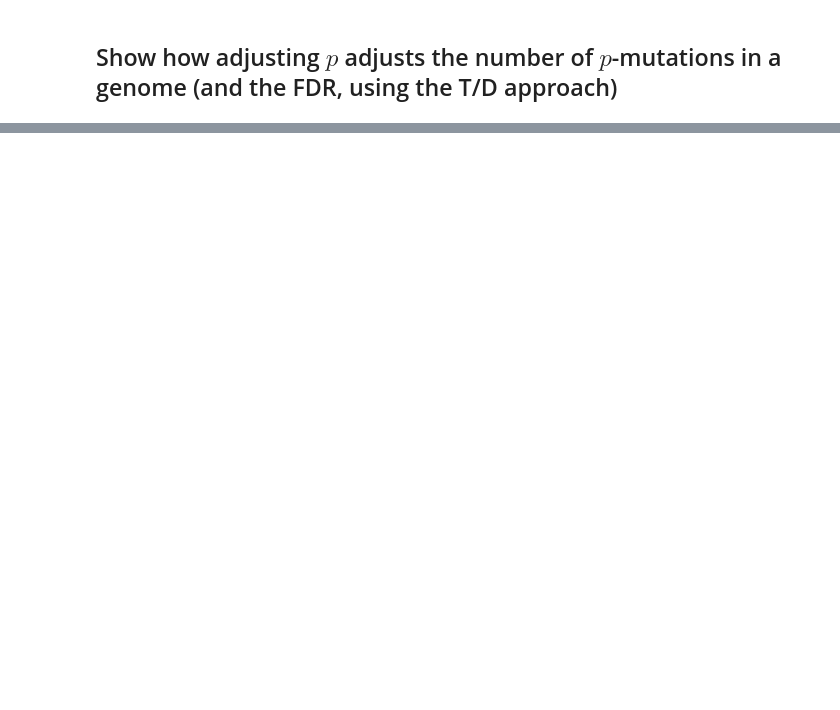
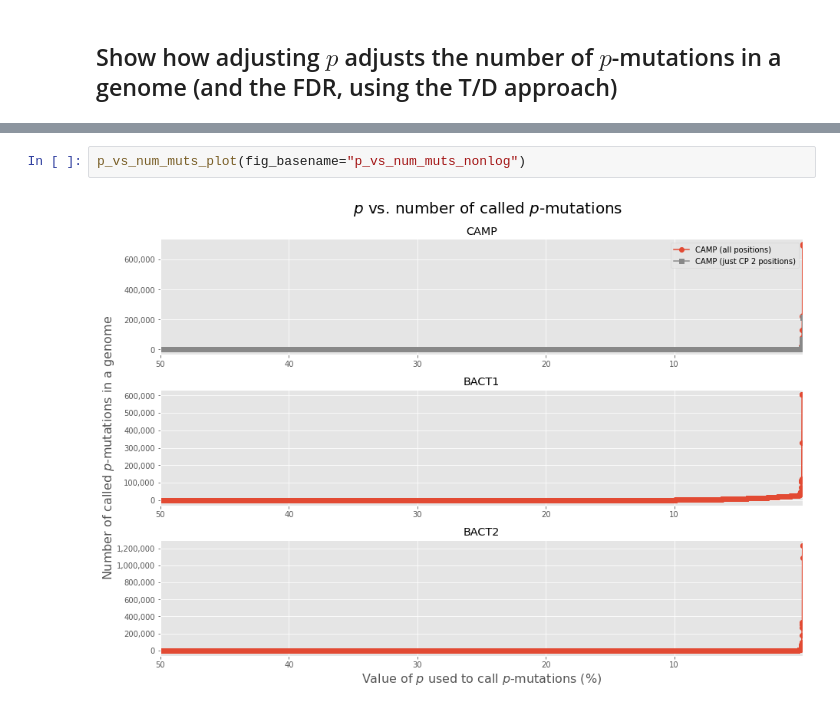
Before and after one commit to fedarko/sheepgut, a Jupyter notebook: notebooks/DemonstratingTargetDecoyApproach.ipynb, the cells around one changed output, grey strips where cells are left out. Drawn from its saved outputs; the diff is of its cells as text; blank space fills up the shorter version.

Commit message:
initial vsn of p vs. # p-muts plot

```diff
--- a/notebooks/DemonstratingTargetDecoyApproach.ipynb
+++ b/notebooks/DemonstratingTargetDecoyApproach.ipynb
@@ -378,0 +462,4 @@ axes[-1].set_xlabel("$p$")
+# %%
+p_vs_num_muts_plot(fig_basename="p_vs_num_muts_nonlog")
+# %% [output]
+[figure, added]
```
Also changed, not shown: parts of 8 cells of this notebook, 5 other files.
